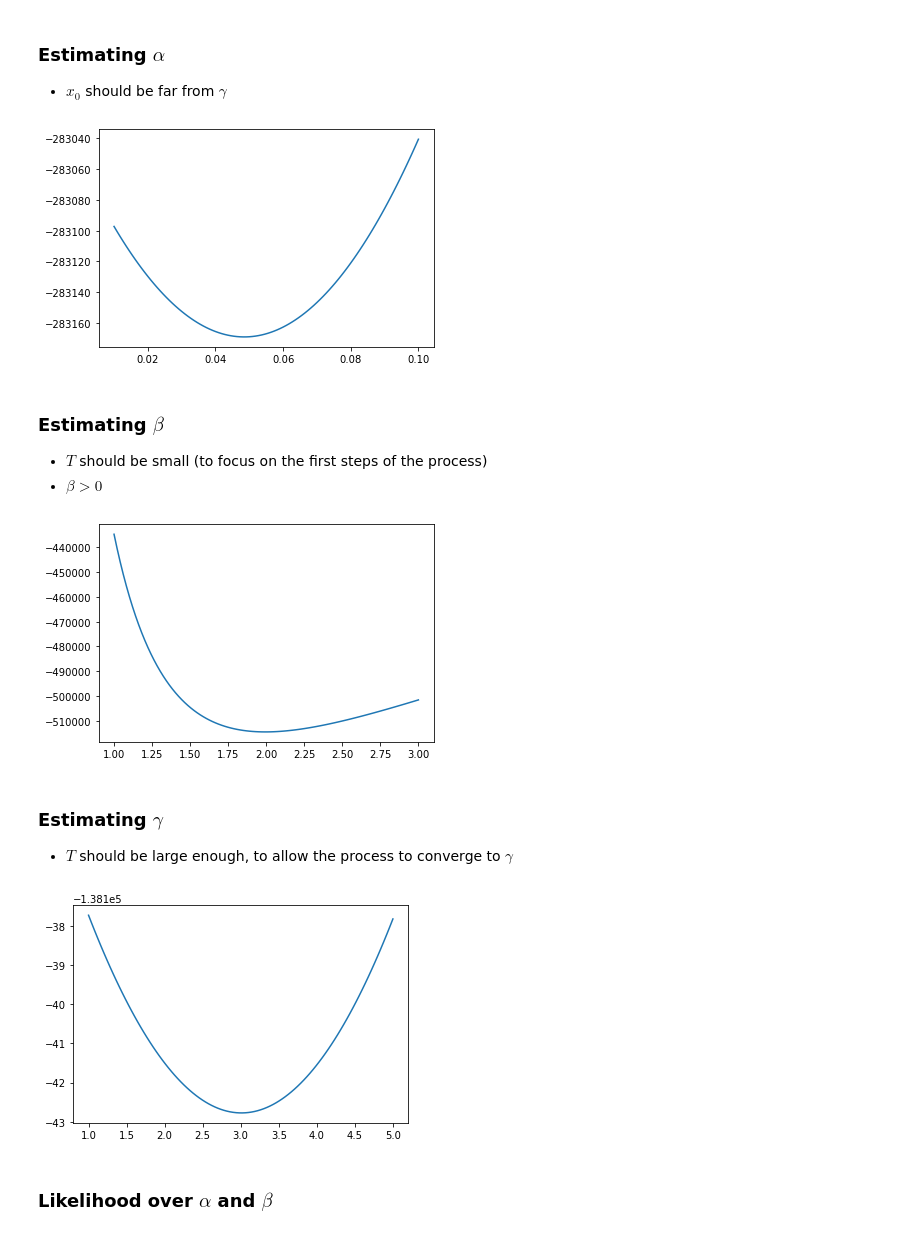
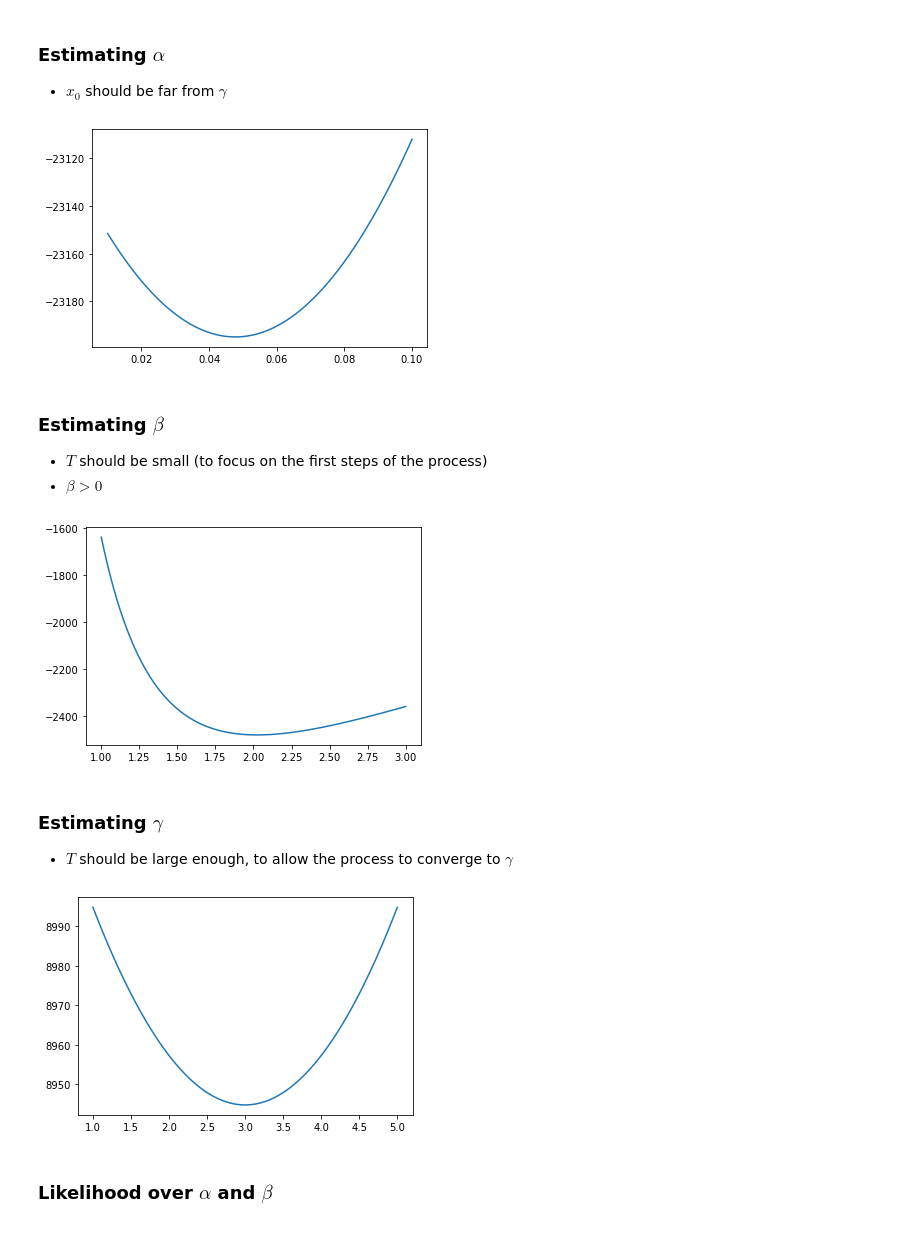
Before and after one commit to DiorAdama/MCMC, a Jupyter notebook: OU-likelihood/OU_mcmc.ipynb, the cells around one changed output. Cells and saved outputs as stored; diff of their text form; code cells hidden in the pictures.

```diff
--- a/OU-likelihood/OU_mcmc.ipynb
+++ b/OU-likelihood/OU_mcmc.ipynb
@@ -92,14 +92,14 @@ def estimation_plot(T,N,x0,params,traceParams,paramToPlot):
 + $x_0$ should be far from $\gamma$
 # %%
 estimation_plot(
-    T = 50,
-    N = 100000,
+    T = 10,
+    N = 10000,
     x0 = 100,
     params = OU_Parameters(alpha=0.05,beta = 1,gamma = 3),
     traceParams = np.linspace(0.01, 0.1, 100),
     paramToPlot='alpha')
 # %% [output]
-[figure, old version]
+[figure, new version]
 # %% [markdown]
 ### Estimating $\beta$
 + $T$ should be small (to focus on the first steps of the process)
@@ -107,28 +107,28 @@ estimation_plot(
 # %%
 beta = 2
 estimation_plot(
-    T = 0.05,
-    N = 100000,
+    T = 0.1,
+    N = 1000,
     x0 = 100,
     params = OU_Parameters(alpha=0.05,beta = beta,gamma = 0),
     traceParams = np.linspace(beta-1, beta + 1,100),
     paramToPlot='beta')
 # %% [output]
-[figure, old version]
+[figure, new version]
 # %% [markdown]
 ### Estimating $\gamma$
 + $T$ should be large enough, to allow the process to converge to $\gamma$
 # %%
 gamma = 3
 estimation_plot(
-    T = 1000,
-    N = 100000,
+    T = 10000,
+    N = 10000,
     x0 = 0,
     params = OU_Parameters(alpha=0.05,beta = 1,gamma = gamma),
     traceParams = np.linspace(gamma-2, gamma+2, 100),
     paramToPlot='gamma')
 # %% [output]
-[figure, old version]
+[figure, new version]
 # %% [markdown]
 ### Likelihood over $\alpha$ and $\beta$
 # %%
```
Also changed, not shown: parts of 3 cells of this notebook, 1 other file.
